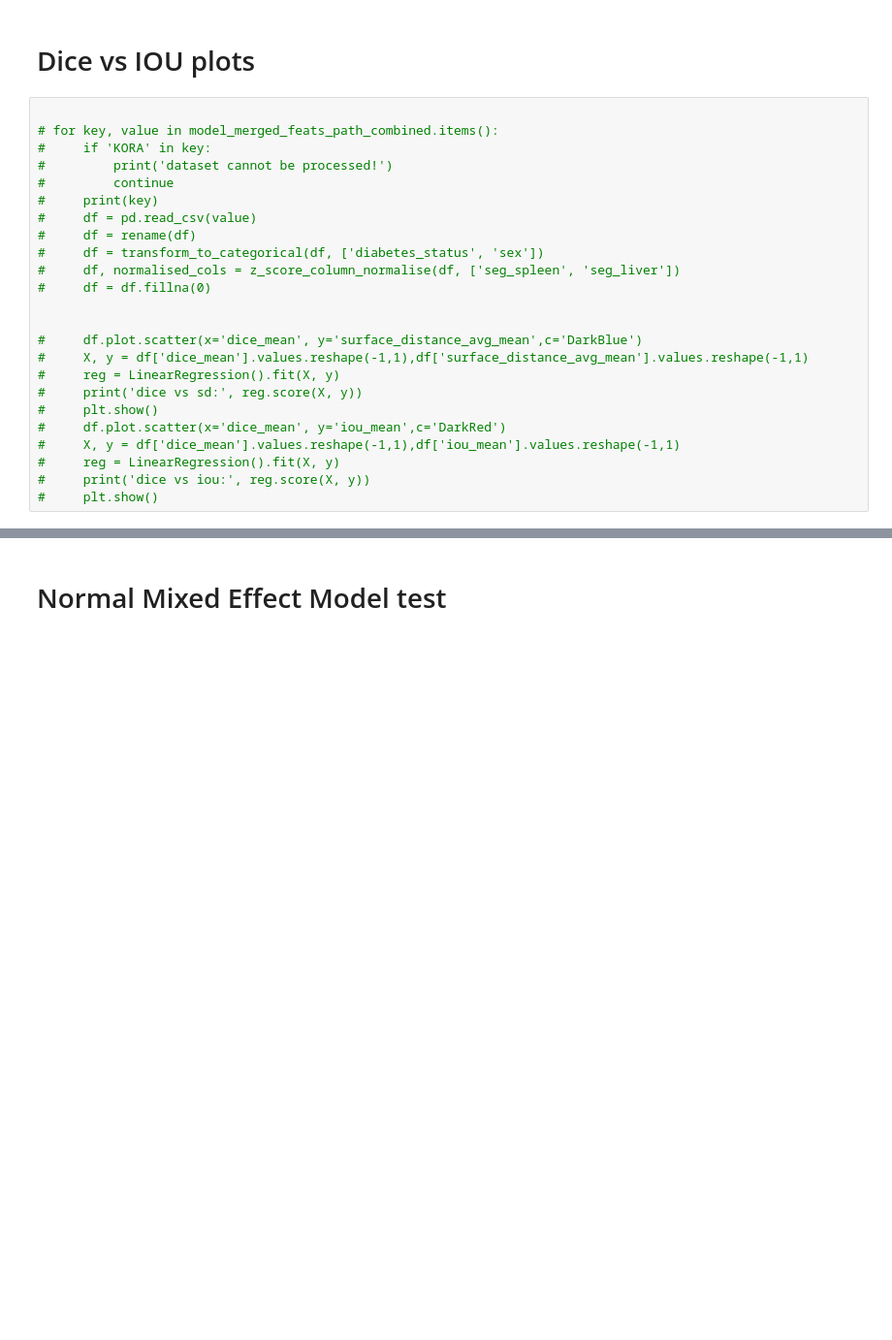
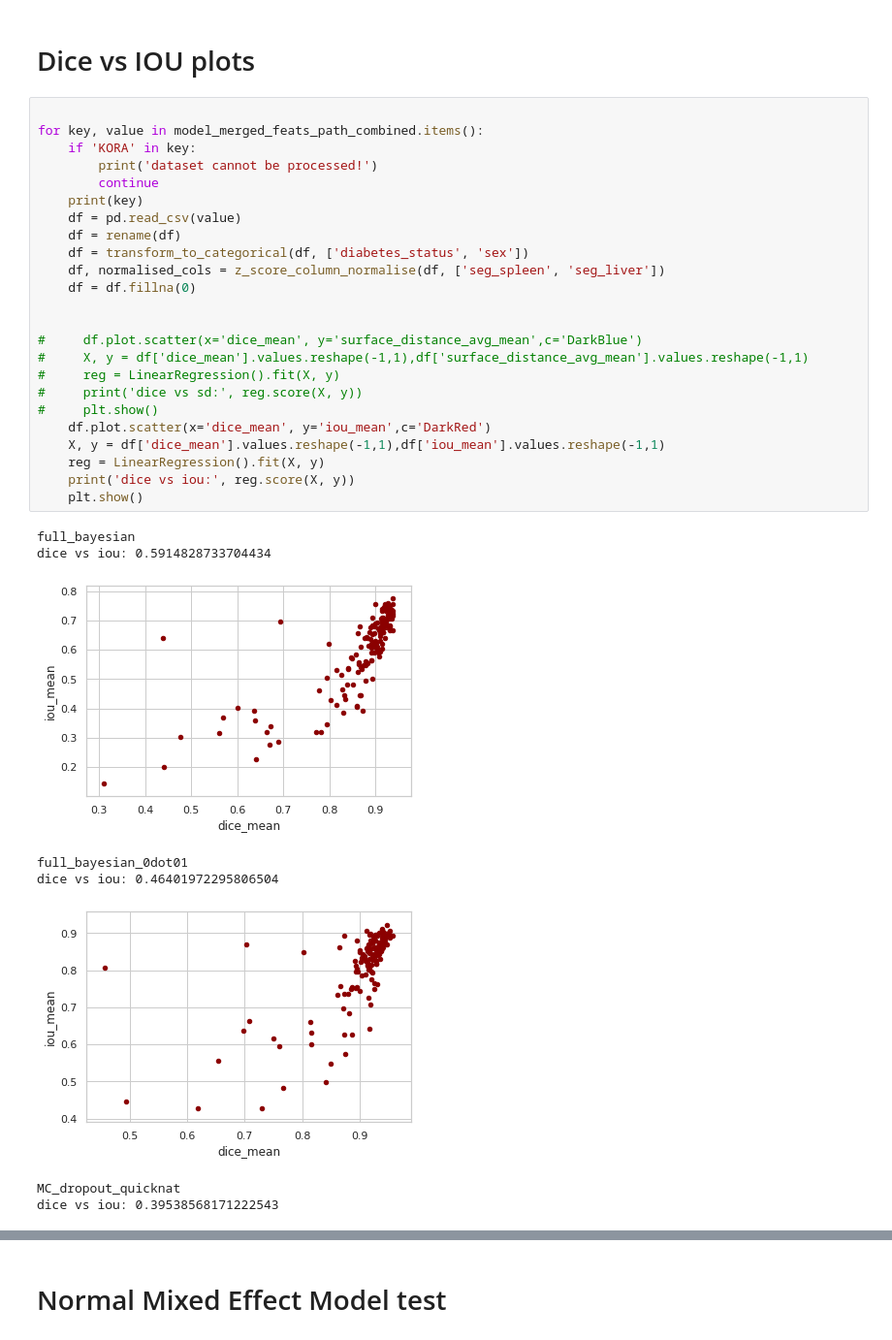
Before and after one commit to jyotirmay123/BNN-for-Uncertainty-Estimation-of-Imaging-Biomarkers, a Jupyter notebook: UKB_model_and_dataset_stats_analysis_final.ipynb, the cells around one changed output, grey strips where cells are left out. Shown at 97% size. Saved outputs shown, nothing was run; the diff lists cells and outputs as text; blank space fills up the shorter version.

```diff
--- a/UKB_model_and_dataset_stats_analysis_final.ipynb
+++ b/UKB_model_and_dataset_stats_analysis_final.ipynb
@@ -590,25 +590,34 @@ p_value_df_styler
 # Dice vs IOU plots
 # %%
 
-# for key, value in model_merged_feats_path_combined.items():
-#     if 'KORA' in key:
-#         print('dataset cannot be processed!')
-#         continue
-#     print(key)
-#     df = pd.read_csv(value)
-#     df = rename(df)
-#     df = transform_to_categorical(df, ['diabetes_status', 'sex'])
-#     df, normalised_cols = z_score_column_normalise(df, ['seg_spleen', 'seg_liver'])
-#     df = df.fillna(0)
+for key, value in model_merged_feats_path_combined.items():
+    if 'KORA' in key:
+        print('dataset cannot be processed!')
+        continue
+    print(key)
+    df = pd.read_csv(value)
+    df = rename(df)
+    df = transform_to_categorical(df, ['diabetes_status', 'sex'])
+    df, normalised_cols = z_score_column_normalise(df, ['seg_spleen', 'seg_liver'])
+    df = df.fillna(0)
 
 
 #     df.plot.scatter(x='dice_mean', y='surface_distance_avg_mean',c='DarkBlue')
 #     X, y = df['dice_mean'].values.reshape(-1,1),df['surface_distance_avg_mean'].values.reshape(-1,1)
 #     reg = LinearRegression().fit(X, y)
 #     print('dice vs sd:', reg.score(X, y))
 #     plt.show()
-#     df.plot.scatter(x='dice_mean', y='iou_mean',c='DarkRed')
-#     X, y = df['dice_mean'].values.reshape(-1,1),df['iou_mean'].values.reshape(-1,1)
-#     reg = LinearRegression().fit(X, y)
-#     print('dice vs iou:', reg.score(X, y))
-#     plt.show()
+    df.plot.scatter(x='dice_mean', y='iou_mean',c='DarkRed')
+    X, y = df['dice_mean'].values.reshape(-1,1),df['iou_mean'].values.reshape(-1,1)
+    reg = LinearRegression().fit(X, y)
+    print('dice vs iou:', reg.score(X, y))
+    plt.show()
+# %% [output]
+full_bayesian
+dice vs iou: 0.5914828733704434
+[figure, added]
+full_bayesian_0dot01
+dice vs iou: 0.46401972295806504
+[figure, added]
+MC_dropout_quicknat
+dice vs iou: 0.39538568171222543
```
Also changed, not shown: parts of 1 cell of this notebook, 10 other files.
